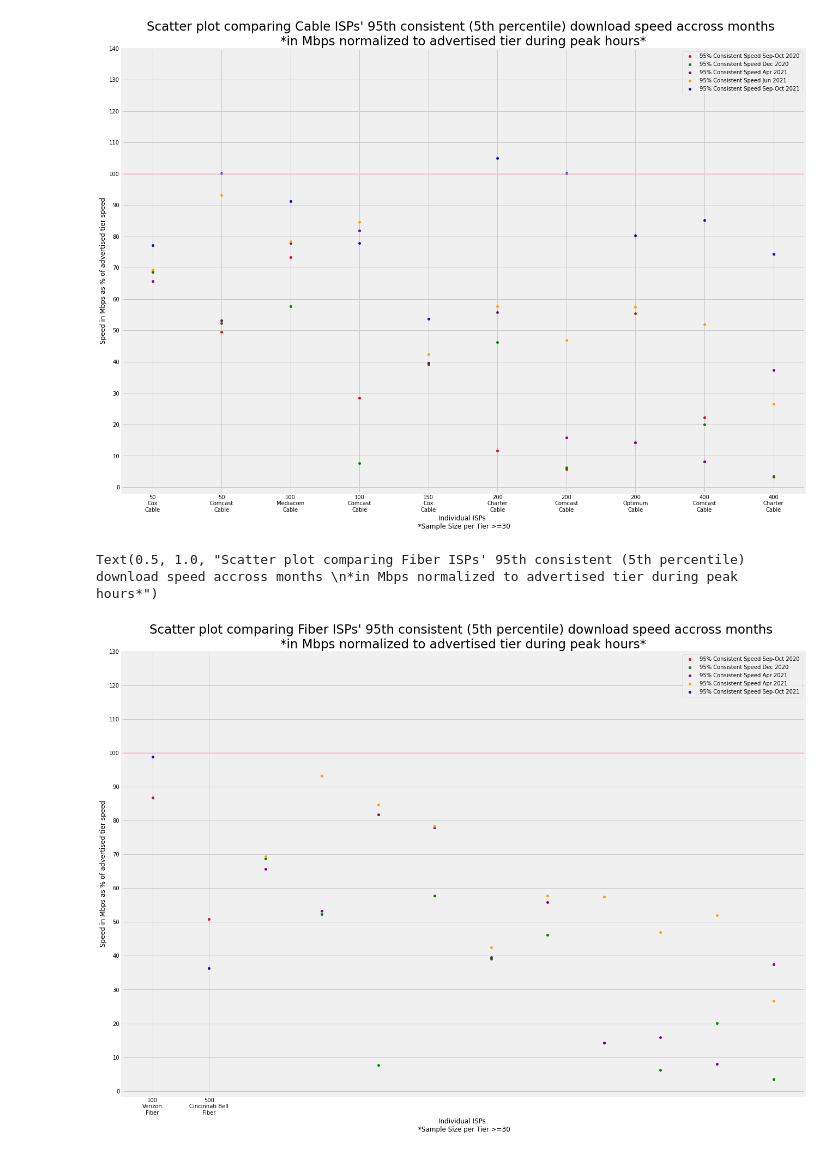
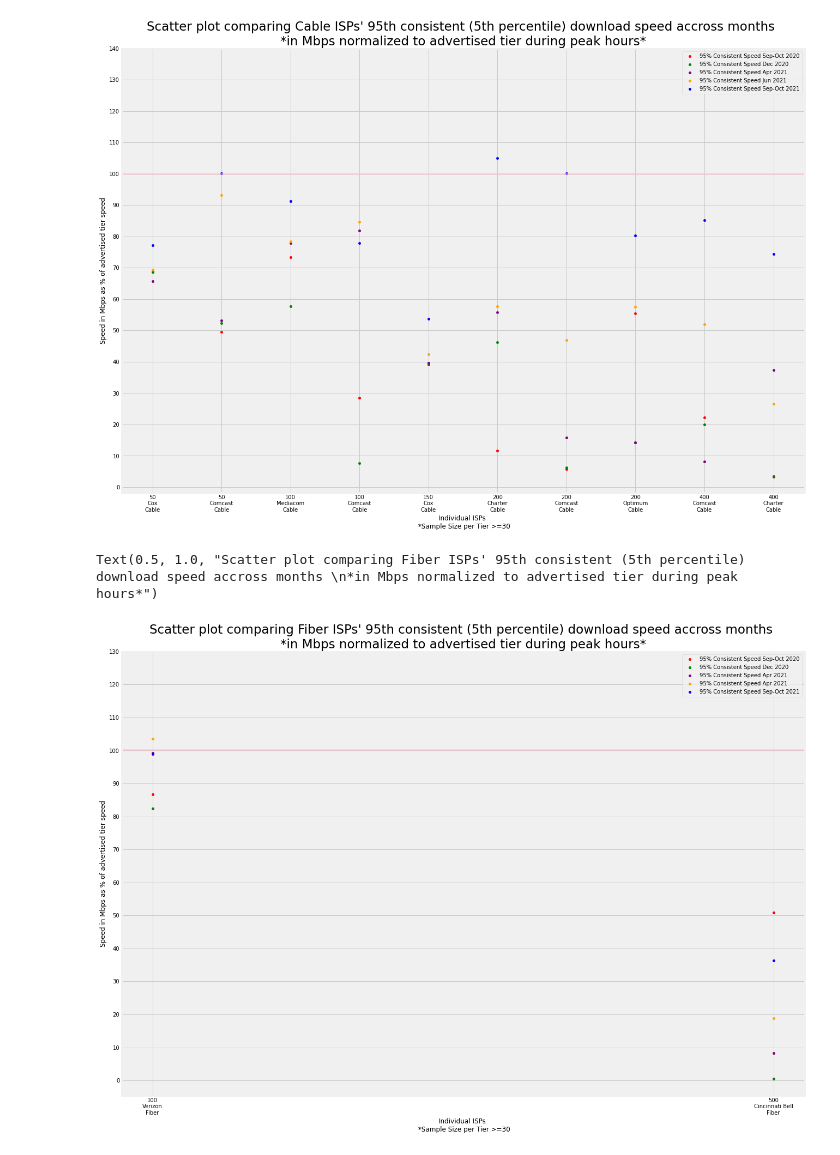
Before and after one commit to afreund415/MBA-broadband-research, a Jupyter notebook: jupyterFiles/95% Consistency Analysis with Validated & Raw MBA Data.ipynb, the cells around one changed output. Cells and saved outputs as stored; diff of their text form; code cells hidden in the pictures.

Commit message:
fixed bug with error w/ fiber tiers

```diff
--- a/jupyterFiles/95% Consistency Analysis with Validated & Raw MBA Data.ipynb
+++ b/jupyterFiles/95% Consistency Analysis with Validated & Raw MBA Data.ipynb
@@ -788,29 +776,29 @@ Text(0.5, 1.0, "Scatter plot comparing Cable ISPs' 95th consistent (5th percenti
 [figure]
 # %%
 sep20DF = fiberDF.where(fiberDF.month =='Oct/Sep2020').dropna()
-# dec20DF = fiberDF.where(fiberDF.month =='Dec2020').dropna()
-# apr21DF = fiberDF.where(fiberDF.month =='Apr2021').dropna()
-# jun21DF = fiberDF.where(fiberDF.month =='Jun2021').dropna()
+dec20DF = fiberDF.where(fiberDF.month =='Dec2020').dropna()
+apr21DF = fiberDF.where(fiberDF.month =='Apr2021').dropna()
+jun21DF = fiberDF.where(fiberDF.month =='Jun2021').dropna()
 sep21DF = fiberDF.where(fiberDF.month =='Oct/Sep2021').dropna()
 
 
 plt.rcParams["figure.figsize"] = [20, 15]
 
 ax1 = sep20DF.plot(kind='scatter', x='ispTech', y='fivepct', color='r', label = '95% Consistent Speed Sep-Oct 2020')
 ax2 = dec20DF.plot(kind='scatter', x='ispTech', y='fivepct', color='g',label = '95% Consistent Speed Dec 2020', ax=ax1)
 ax3 = apr21DF.plot(kind='scatter', x='ispTech', y='fivepct', color='purple', label = '95% Consistent Speed Apr 2021', ax=ax1)
 ax4 = jun21DF.plot(kind='scatter', x='ispTech', y='fivepct', color='orange', label = '95% Consistent Speed Apr 2021', ax=ax1)
 ax5 = sep21DF.plot(kind='scatter', x='ispTech', y='fivepct', color='blue', label = '95% Consistent Speed Sep-Oct 2021', ax=ax1)
 
 
 ax1.axhline(y = 100, xmin = 0, xmax = 82, color = 'pink', linestyle = '-', alpha=0.5)
 
 plt.yticks(np.arange(0, 140, 10))
 plt.xticks(np.arange(0, len(fiberDF)/5, 1))
 
 ax1.set_xlabel('Individual ISPs \n *Sample Size per Tier >=30')
 ax1.set_ylabel('Speed in Mbps as % of advertised tier speed')
 ax1.set_title("Scatter plot comparing Fiber ISPs' 95th consistent (5th percentile) download speed accross months \n*in Mbps normalized to advertised tier during peak hours*", fontsize=23)
 # %% [output]
 Text(0.5, 1.0, "Scatter plot comparing Fiber ISPs' 95th consistent (5th percentile) download speed accross months \n*in Mbps normalized to advertised tier during peak hours*")
-[figure, old version]
+[figure, new version]
```
Also changed, not shown: parts of 3 cells of this notebook.
